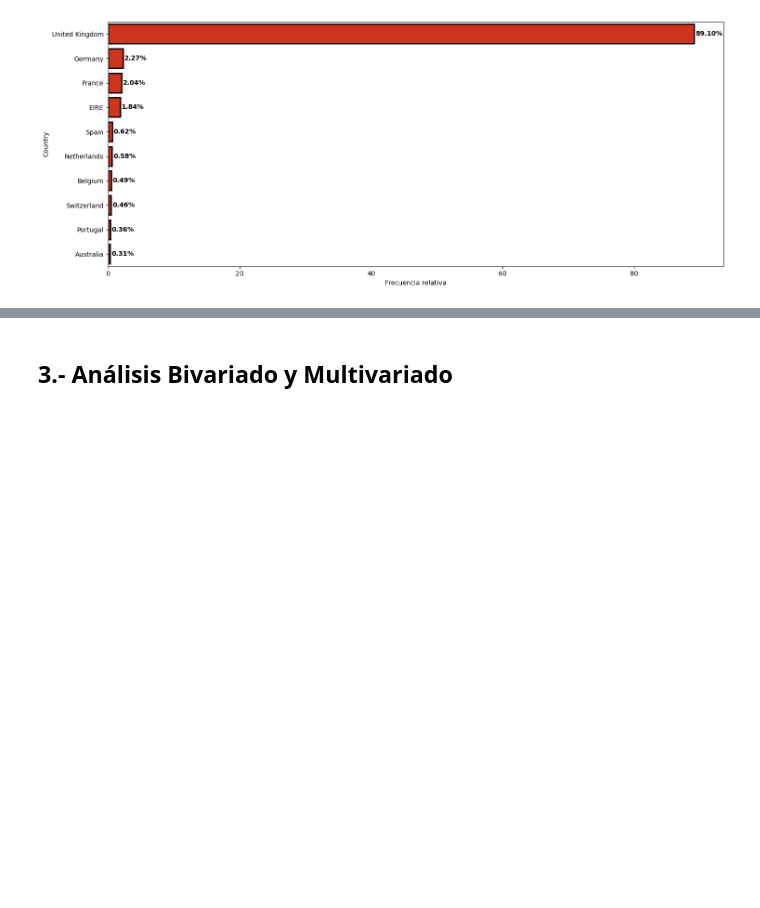
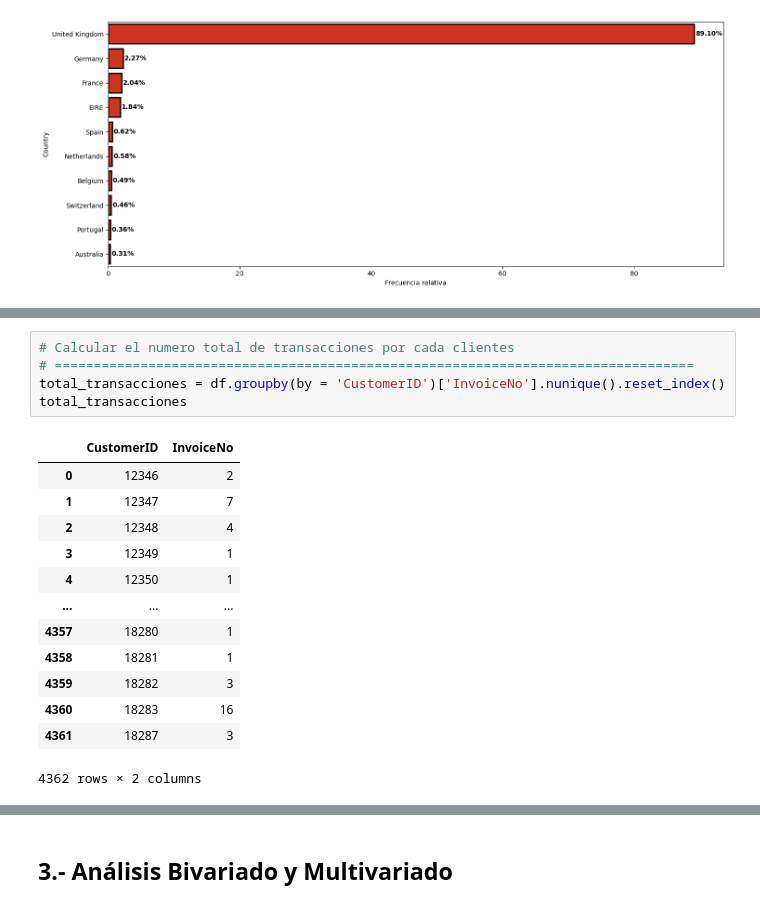
Before and after one commit to llanosrenzo/MachineLearning, a Jupyter notebook: E_CommerceData.ipynb, the cells around one changed output, grey strips where cells are left out. Cells and saved outputs as stored; diff of their text form; blank space fills up the shorter version.

```diff
--- a/E_CommerceData.ipynb
+++ b/E_CommerceData.ipynb
@@ -1318,0 +1298,19 @@ plt.show()
+# %%
+# Calcular el numero total de transacciones por cada clientes
+# ==================================================================================
+total_transacciones = df.groupby(by = 'CustomerID')['InvoiceNo'].nunique().reset_index()
+total_transacciones
+# %% [output]
+|  | CustomerID | InvoiceNo |
+| 0 | 12346 | 2 |
+| 1 | 12347 | 7 |
+| 2 | 12348 | 4 |
+| 3 | 12349 | 1 |
+| 4 | 12350 | 1 |
+| ... | ... | ... |
+| 4357 | 18280 | 1 |
+| 4358 | 18281 | 1 |
+| 4359 | 18282 | 3 |
+| 4360 | 18283 | 16 |
+| 4361 | 18287 | 3 |
+4362 rows × 2 columns
```
Also changed, not shown: parts of 26 cells of this notebook.
